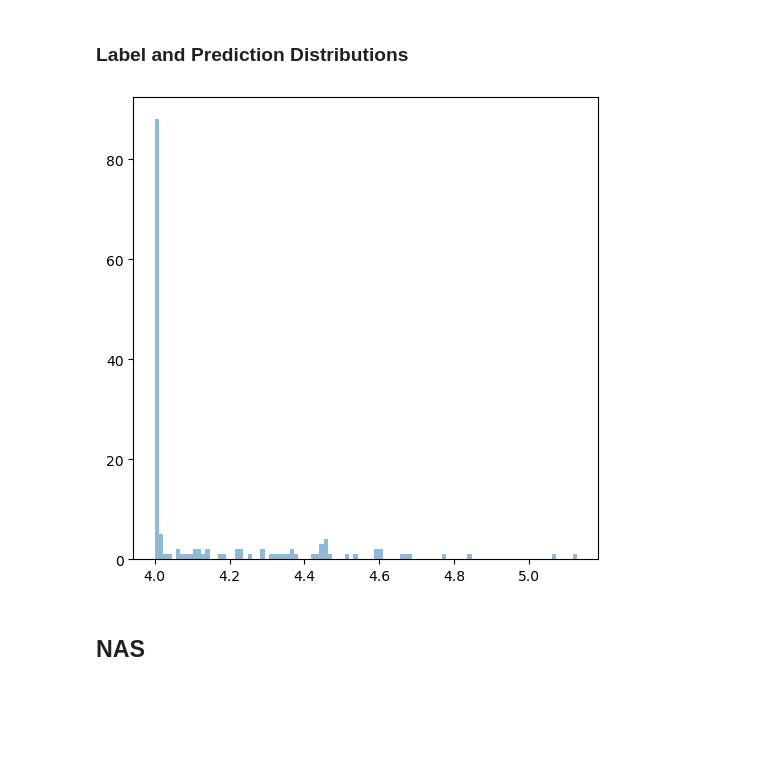
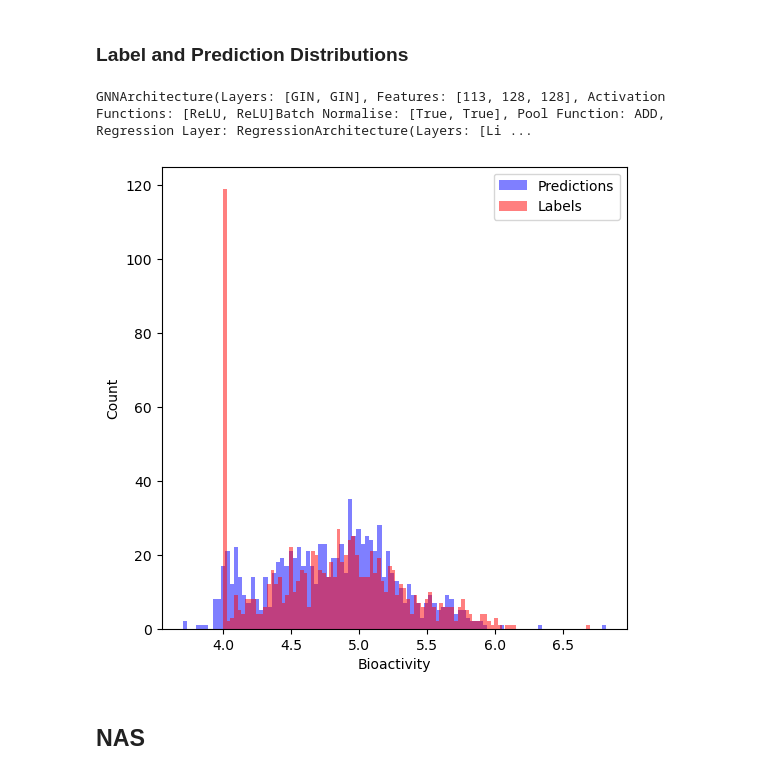
Before and after one commit to harryknighton/drug-discovery-automl, a Jupyter notebook: src/notebooks/evaluation.ipynb, the cells around one changed output. Saved outputs shown, nothing was run; the diff lists cells and outputs as text; code cells hidden in the pictures; blank space fills up the shorter version.

Commit message:
Added predictions to distribution figure

```diff
--- a/src/notebooks/evaluation.ipynb
+++ b/src/notebooks/evaluation.ipynb
@@ -80,6 +93,7 @@ def get_best_baseline_model(dataset: str, dataset_usage: str):
     exp_path = _get_log_dir(dataset, 'baseline_0', dataset_usage)
     df = pd.read_csv(exp_path / 'metrics.csv', sep=';', index_col=0, header=[0,1])
     idx = df['PearsonCorrCoefSquared']['mean'].idxmax()
+    model_str = df['architectures'].iloc[idx].values[0]
     exp_path = exp_path / str(idx)
     metrics = read_json_file(exp_path, 'metrics.json')
     best_k = None
@@ -89,7 +103,15 @@ def get_best_baseline_model(dataset: str, dataset_usage: str):
             best_k = k
             best_v = v['PearsonCorrCoefSquared']
     ckpt_path = exp_path / best_k / 'checkpoints' / 'last.ckpt'
-    LitGNN.load_from_checkpoint(ckpt_path, label_scaler=StandardScaler(), metrics=DEFAULT_METRICS)
+    model = GNN(string_to_architecture(model_str))
+    print(model_str)
+    return LitGNN.load_from_checkpoint(
+        ckpt_path,
+        model=model,
+        label_scaler=StandardScaler(),
+        metrics=DEFAULT_METRICS,
+        explainability_metrics=DEFAULT_EXPLAINABILITY_METRICS
+    )
 # %%
 def calculate_confidence_interval(losses: list[torch.Tensor]):
     stacked_losses = torch.stack(losses, dim=0)
@@ -124,15 +146,14 @@ fig.savefig(config.FIGURES_DIR / 'baseline_r2_box_plot.png')
 # %% [markdown]
 ### Label and Prediction Distributions
 # %%
-num_bins = 100
-fig, ax = plt.subplots(figsize=(6, 6))
-
-dataset = 'AID1465'
+dataset = 'AID504329'
 raw_dataset = get_dataset(dataset, dataset_usage=DatasetUsage.DROnly)
 label_scaler = fit_label_scaler(raw_dataset, StandardScaler)
-
-ax.hist(raw_dataset.data.y, bins=num_bins, alpha=0.5, label='Labels')
-fig.show()
-# hist(predictions, bins, alpha=0.5, label='Predictions')
+dataloader = DataLoader(raw_dataset, batch_size=len(raw_dataset))
-# %% [output]
-[figure, removed]
+# %%
+batch = next(iter(dataloader))
+best_model = get_best_baseline_model(dataset, 'DROnly').cpu()
+preds = best_model.model(batch.x, batch.edge_index, batch.batch).detach()
+scaled_preds = label_scaler.inverse_transform(preds).flatten()
+# %% [output]
+GNNArchitecture(Layers: [GIN, GIN], Features: [113, 128, 128], Activation Functions: [ReLU, ReLU]Batch Normalise: [True, True], Pool Function: ADD, Regression Layer: RegressionArchitecture(Layers: [Li ...
@@ -139,3 +179,14 @@ fig.show()
+# %%
+num_bins = 100
+fig, ax = plt.subplots(figsize=(6, 6))
+ax.set_ylabel('Count')
+ax.set_xlabel('Bioactivity')
+ax.hist(scaled_preds, bins=num_bins, alpha=0.5, label='Predictions', color='blue')
+ax.hist(raw_dataset.data.y, bins=num_bins, alpha=0.5, label='Labels', color='red')
+plt.legend(loc='best')
+fig.savefig(config.FIGURES_DIR / 'distribution.png')
+# %% [output]
+[figure, added]
 # %% [markdown]
 ## NAS
 # %%
```
Also changed, not shown: parts of 6 cells of this notebook.
